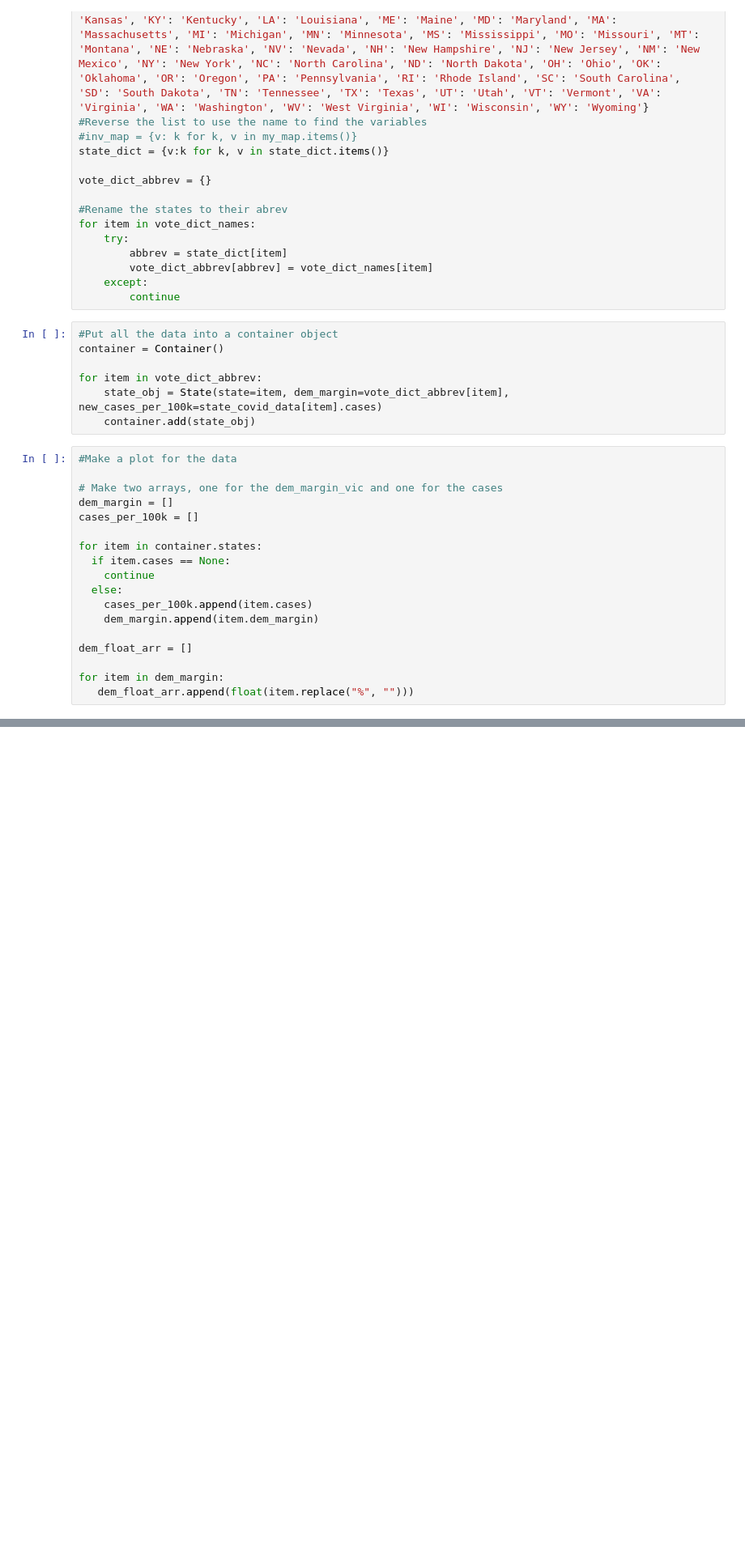
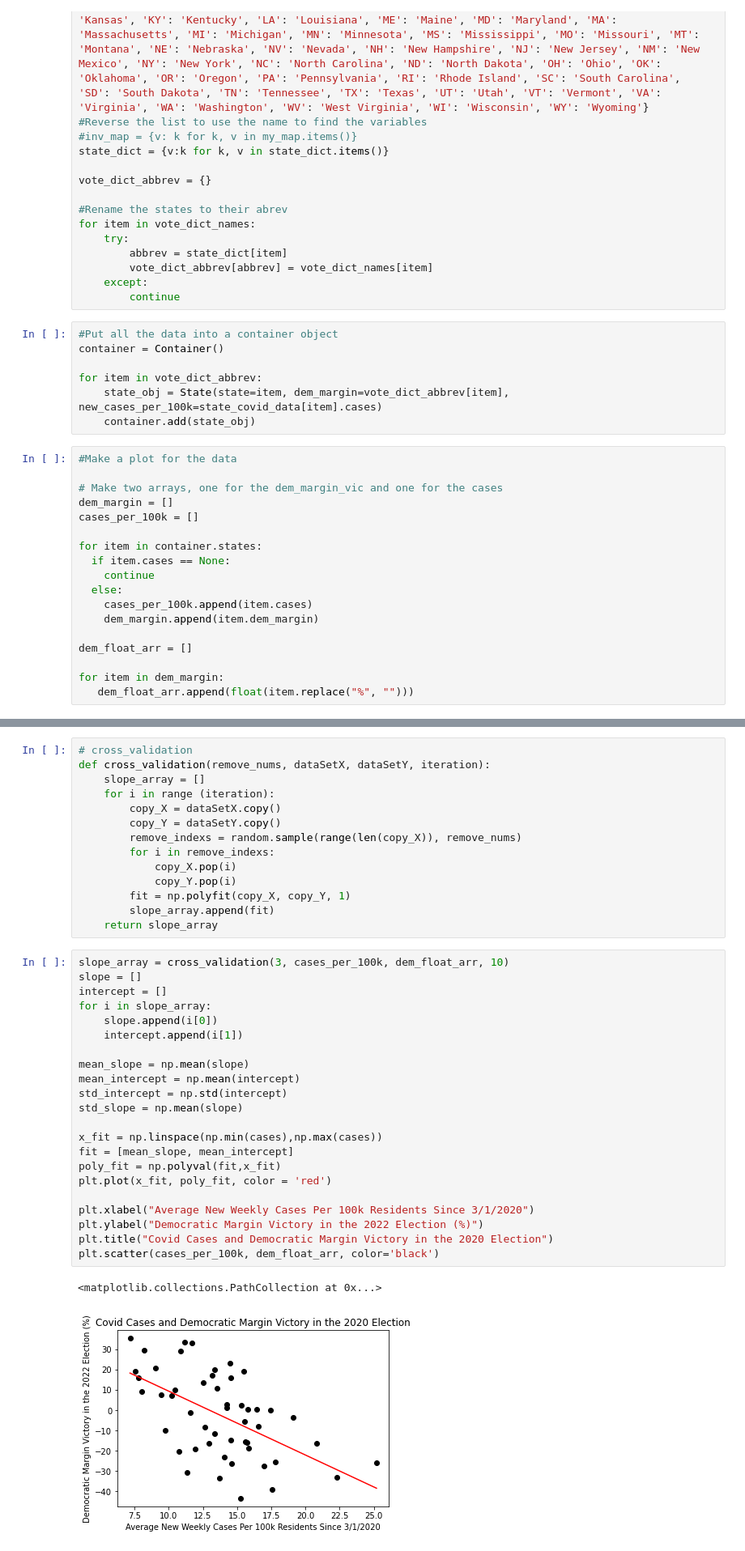
Before and after one commit to alexanderschatzberg/qr_x, a Jupyter notebook: covid-and-politics/src/covid_vs_politics.ipynb, the cells around one changed output, grey strips where cells are left out. Shown at 81% size. Cells and saved outputs as stored; diff of their text form; blank space fills up the shorter version.

Commit message:
cross_validation

```diff
--- a/covid-and-politics/src/covid_vs_politics.ipynb
+++ b/covid-and-politics/src/covid_vs_politics.ipynb
@@ -150,0 +152,39 @@ Correlation: -0.5552661290508544, P Value of Correlation: 2.847999683982265e-05
+# %%
+# cross_validation
+def cross_validation(remove_nums, dataSetX, dataSetY, iteration):
+    slope_array = []
+    for i in range (iteration):
+        copy_X = dataSetX.copy()
+        copy_Y = dataSetY.copy()
+        remove_indexs = random.sample(range(len(copy_X)), remove_nums)
+        for i in remove_indexs:
+            copy_X.pop(i)
+            copy_Y.pop(i)
+        fit = np.polyfit(copy_X, copy_Y, 1)
+        slope_array.append(fit)
+    return slope_array
+# %%
+slope_array = cross_validation(3, cases_per_100k, dem_float_arr, 10)
+slope = []
+intercept = []
+for i in slope_array:
+    slope.append(i[0])
+    intercept.append(i[1])
+
+mean_slope = np.mean(slope)
+mean_intercept = np.mean(intercept)
+std_intercept = np.std(intercept)
+std_slope = np.mean(slope)
+
+x_fit = np.linspace(np.min(cases),np.max(cases))
+fit = [mean_slope, mean_intercept]
+poly_fit = np.polyval(fit,x_fit)
+plt.plot(x_fit, poly_fit, color = 'red')
+
+plt.xlabel("Average New Weekly Cases Per 100k Residents Since 3/1/2020")
+plt.ylabel("Democratic Margin Victory in the 2022 Election (%)")
+plt.title("Covid Cases and Democratic Margin Victory in the 2020 Election")
+plt.scatter(cases_per_100k, dem_float_arr, color='black')
+# %% [output]
+<matplotlib.collections.PathCollection at 0x...>
+[figure, added]
```
Also changed, not shown: parts of 2 cells of this notebook.
